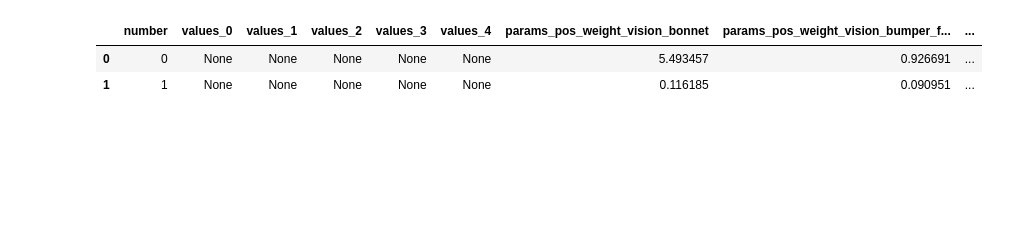
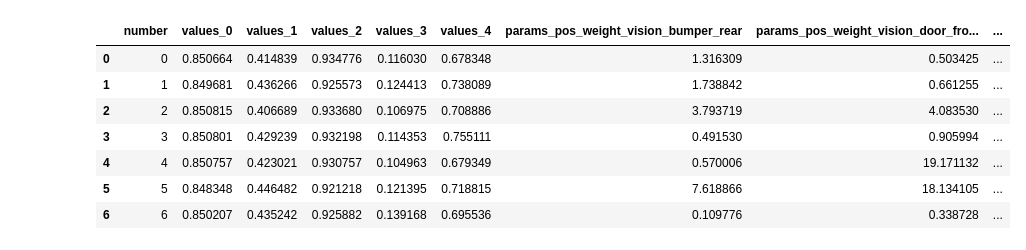
Before and after one commit to MLMonkATGY/DLDataPipeline, a Jupyter notebook: src/analysis/view_optuna.ipynb, the cells around one changed output. Saved outputs shown, nothing was run; the diff lists cells and outputs as text; code cells hidden in the pictures; blank space fills up the shorter version.

```diff
--- a/src/analysis/view_optuna.ipynb
+++ b/src/analysis/view_optuna.ipynb
@@ -9,15 +9,20 @@ from optuna.visualization import plot_param_importances
 from optuna.visualization import plot_slice
 from optuna.visualization import plot_pareto_front
 # %%
-study_name = "front_view_left_img_labels"  # Unique identifier of the study.
-sqlliteFile = "/home/alextay96/Desktop/new_workspace/DLDataPipeline/data/hyperparams/Saloon_front_view_left_img_labels.db"
+study_name = "rear_view_right_img_labels"  # Unique identifier of the study.
+sqlliteFile = "/home/alextay96/Desktop/new_workspace/DLDataPipeline/data/hyperparams/Saloon_rear_view_right_img_labels.db"
 storage_name = f"sqlite:///{sqlliteFile}"
 study = optuna.load_study(study_name=study_name, storage=storage_name)
 df = study.trials_dataframe(attrs=("number", "value", "params", "state"))
 df
 # %% [output]
-|  | number | values_0 | values_1 | values_2 | values_3 | values_4 | params_pos_weight_vision_bonnet | params_pos_weight_vision_bumper_f... | ... |
-| 0 | 0 | None | None | None | None | None | 5.493457 | 0.926691 | ... |
-| 1 | 1 | None | None | None | None | None | 0.116185 | 0.090951 | ... |
+|  | number | values_0 | values_1 | values_2 | values_3 | values_4 | params_pos_weight_vision_bumper_rear | params_pos_weight_vision_door_fro... | ... |
+| 0 | 0 | 0.850664 | 0.414839 | 0.934776 | 0.116030 | 0.678348 | 1.316309 | 0.503425 | ... |
+| 1 | 1 | 0.849681 | 0.436266 | 0.925573 | 0.124413 | 0.738089 | 1.738842 | 0.661255 | ... |
+| 2 | 2 | 0.850815 | 0.406689 | 0.933680 | 0.106975 | 0.708886 | 3.793719 | 4.083530 | ... |
+| 3 | 3 | 0.850801 | 0.429239 | 0.932198 | 0.114353 | 0.755111 | 0.491530 | 0.905994 | ... |
+| 4 | 4 | 0.850757 | 0.423021 | 0.930757 | 0.104963 | 0.679349 | 0.570006 | 19.171132 | ... |
+| 5 | 5 | 0.848348 | 0.446482 | 0.921218 | 0.121395 | 0.718815 | 7.618866 | 18.134105 | ... |
+| 6 | 6 | 0.850207 | 0.435242 | 0.925882 | 0.139168 | 0.695536 | 0.109776 | 0.338728 | ... |
 # %%
 plot_pareto_front(study, targets=lambda t: t.values[:3], target_names=["subset_acc", "tp", "tn"])
```
Also changed, not shown: parts of 8 cells of this notebook, 6 other files.
